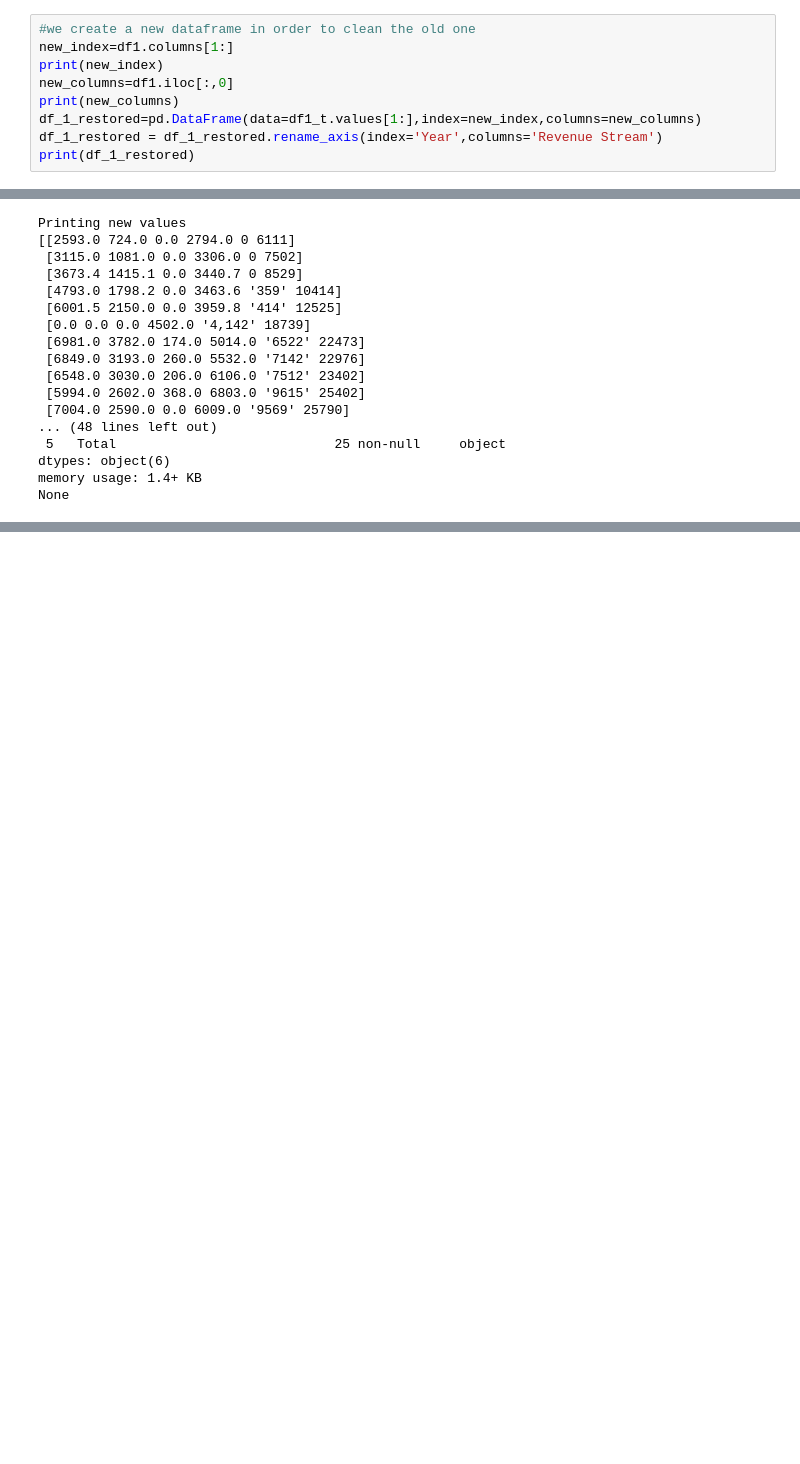
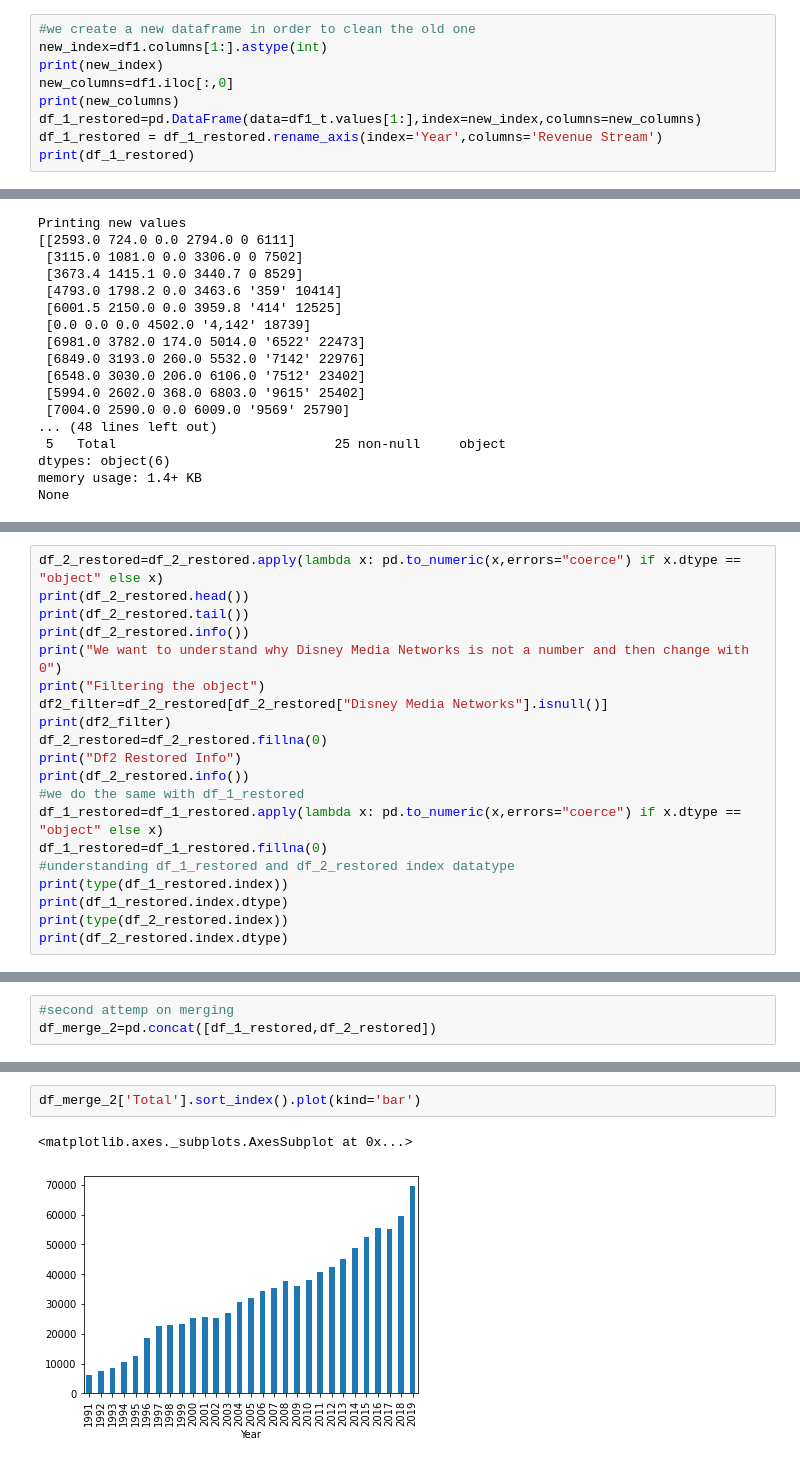
Before and after one commit to uomodellamansarda/DisneyMoviesAnalysis, a Jupyter notebook: DisneyRevenuesStreamsAnalysis.ipynb, the cells around one changed output, grey strips where cells are left out. Cells and saved outputs as stored; diff of their text form; blank space fills up the shorter version.

```diff
--- a/DisneyRevenuesStreamsAnalysis.ipynb
+++ b/DisneyRevenuesStreamsAnalysis.ipynb
@@ -101,7 +101,7 @@ Walt Disney Parks and Resorts    2794  3306  ...  16162  16974
 [5 rows x 26 columns]
 # %%
 #we create a new dataframe in order to clean the old one
-new_index=df1.columns[1:]
+new_index=df1.columns[1:].astype(int)
 print(new_index)
 new_columns=df1.iloc[:,0]
 print(new_columns)
@@ -452,0 +164,20 @@ plt.show()
+# %%
+df_2_restored=df_2_restored.apply(lambda x: pd.to_numeric(x,errors="coerce") if x.dtype == "object" else x)
+print(df_2_restored.head())
+print(df_2_restored.tail())
+print(df_2_restored.info())
+print("We want to understand why Disney Media Networks is not a number and then change with 0")
+print("Filtering the object")
+df2_filter=df_2_restored[df_2_restored["Disney Media Networks"].isnull()]
+print(df2_filter)
+df_2_restored=df_2_restored.fillna(0)
+print("Df2 Restored Info")
+print(df_2_restored.info())
+#we do the same with df_1_restored
+df_1_restored=df_1_restored.apply(lambda x: pd.to_numeric(x,errors="coerce") if x.dtype == "object" else x)
+df_1_restored=df_1_restored.fillna(0)
+#understanding df_1_restored and df_2_restored index datatype
+print(type(df_1_restored.index))
+print(df_1_restored.index.dtype)
+print(type(df_2_restored.index))
+print(df_2_restored.index.dtype)
@@ -452,0 +224,3 @@ plt.show()
+# %%
+#second attemp on merging
+df_merge_2=pd.concat([df_1_restored,df_2_restored])
@@ -452,0 +248,5 @@ plt.show()
+# %%
+df_merge_2['Total'].sort_index().plot(kind='bar')
+# %% [output]
+<matplotlib.axes._subplots.AxesSubplot at 0x...>
+[figure, added]
```
Also changed, not shown: parts of 19 cells of this notebook.
